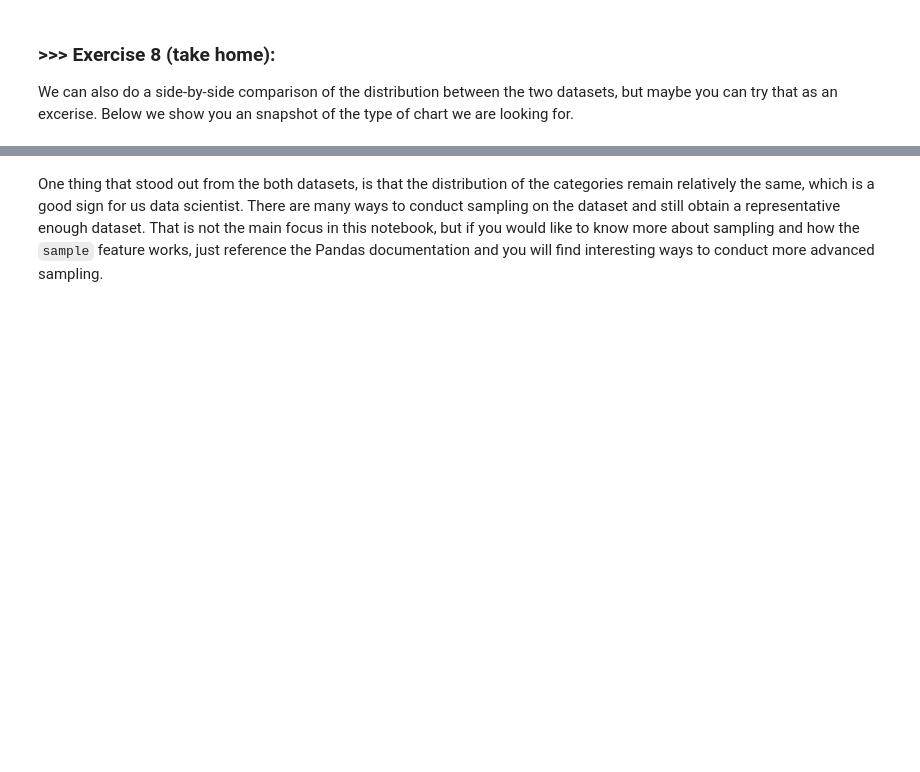
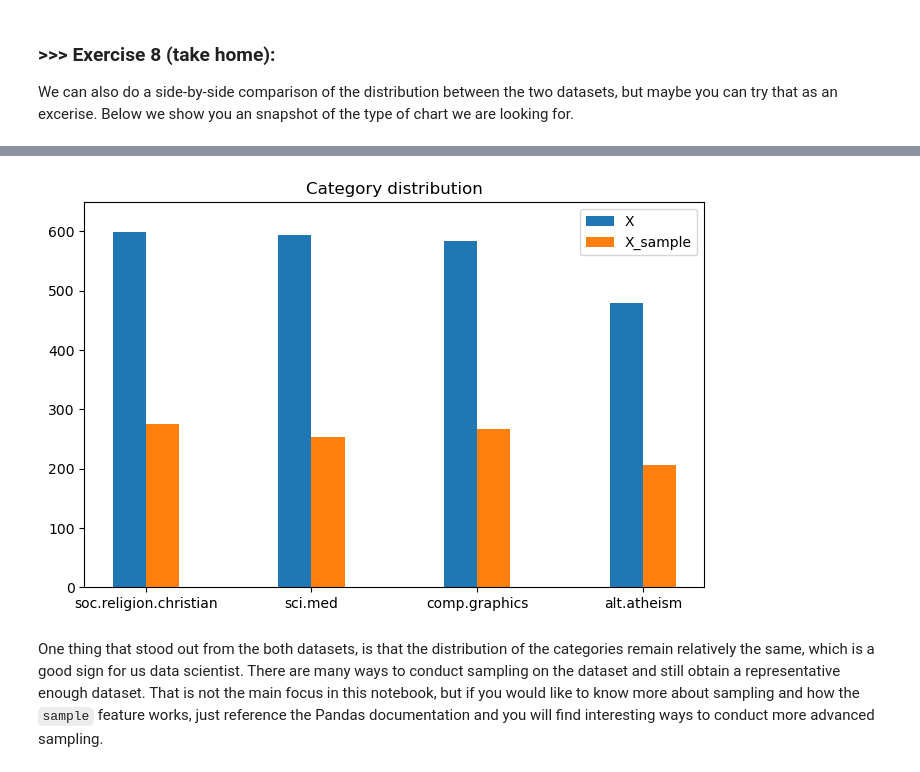
Before and after one commit to dennisyong/DM2024-Lab1-Master, a Jupyter notebook: DM2024-Lab1-Master.ipynb, the cells around one changed output, grey strips where cells are left out. Drawn from its saved outputs; the diff is of its cells as text; code cells hidden in the pictures; blank space fills up the shorter version.

```diff
--- a/DM2024-Lab1-Master.ipynb
+++ b/DM2024-Lab1-Master.ipynb
@@ -732,3 +788,17 @@ We can also do a side-by-side comparison of the distribution between the two dat
+# %%
+# Answer here
+x = np.arange(len(X.category_name.value_counts()))
+bar_width = 0.2
+plt.figure(figsize=(8,5))
+plt.bar(x - bar_width/2, X.category_name.value_counts().sort_index(ascending=False), bar_width, label = "X")
+plt.bar(x + bar_width/2, X_sample.category_name.value_counts().sort_index(ascending=False), bar_width, label = "X_sample")
+plt.xticks(x,X.category_name.value_counts().sort_index(ascending=False).index)
+plt.ylim(0, max(X.category_name.value_counts()) + 50)
+plt.legend()
+plt.title("Category distribution")
+plt.show()
+# %% [output]
+[figure, added]
 # %% [markdown]
 One thing that stood out from the both datasets, is that the distribution of the categories remain relatively the same, which is a good sign for us data scientist. There are many ways to conduct sampling on the dataset and still obtain a representative enough dataset. That is not the main focus in this notebook, but if you would like to know more about sampling and how the `sample` feature works, just reference the Pandas documentation and you will find interesting ways to conduct more advanced sampling.
 # %% [markdown]
```
Also changed, not shown: parts of 30 cells of this notebook.
